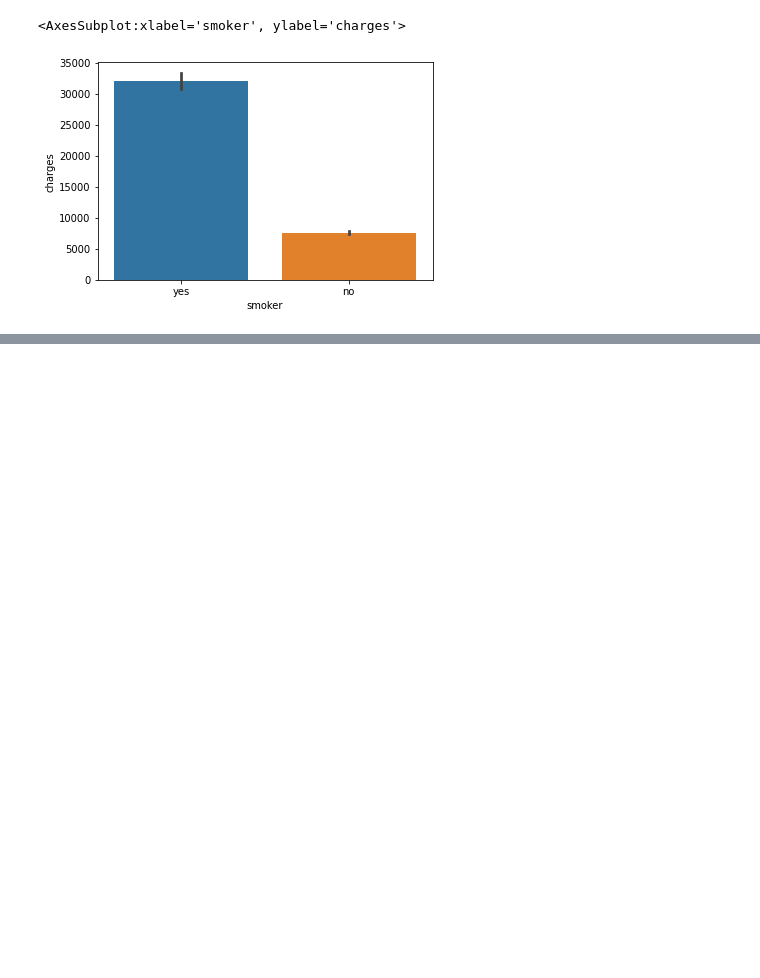
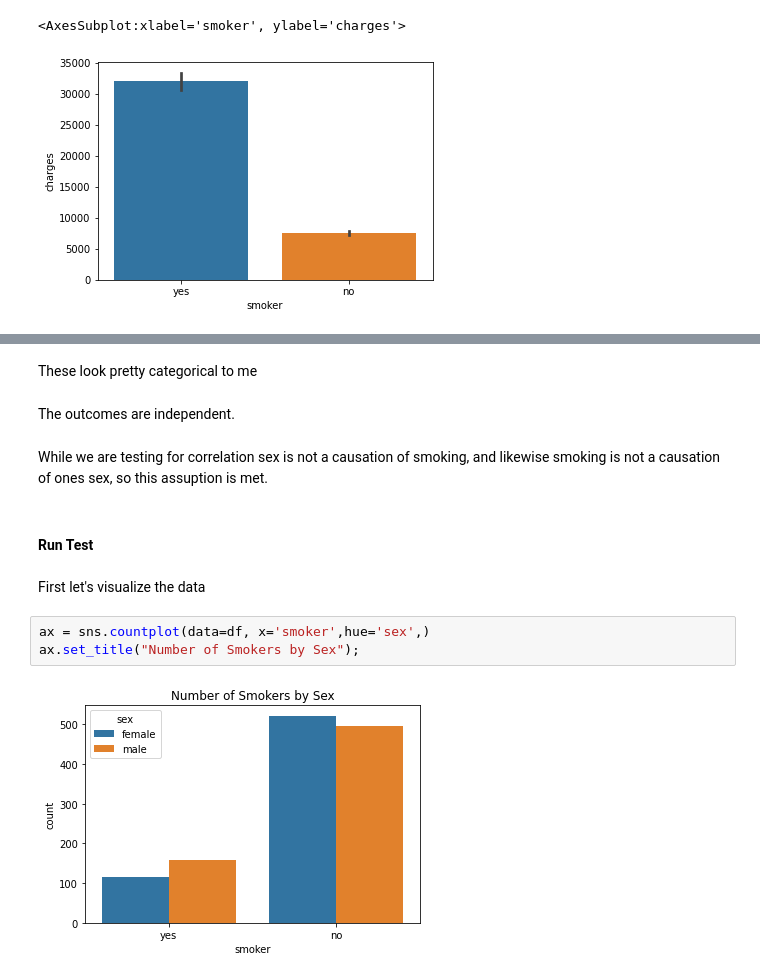
Before and after one commit to SeraphDev6/Hypothesis_Testing_with_Insurance_Data, a Jupyter notebook: Hypothesis_testing.ipynb, the cells around one changed output, grey strips where cells are left out. Drawn from its saved outputs; the diff is of its cells as text; blank space fills up the shorter version.

```diff
--- a/Hypothesis_testing.ipynb
+++ b/Hypothesis_testing.ipynb
@@ -124,0 +146,15 @@ This barchart helps illustrate this point quite nicely.
+# %% [markdown]
+These look pretty categorical to me
+# %% [markdown]
+The outcomes are independent.
+# %% [markdown]
+While we are testing for correlation sex is not a causation of smoking, and likewise smoking is not a causation of ones sex, so this assuption is met.
+# %% [markdown]
+#### Run Test
+# %% [markdown]
+First let's visualize the data
+# %%
+ax = sns.countplot(data=df, x='smoker',hue='sex',)
+ax.set_title("Number of Smokers by Sex");
+# %% [output]
+[figure, added]
```
Also changed, not shown: parts of 20 cells of this notebook.
